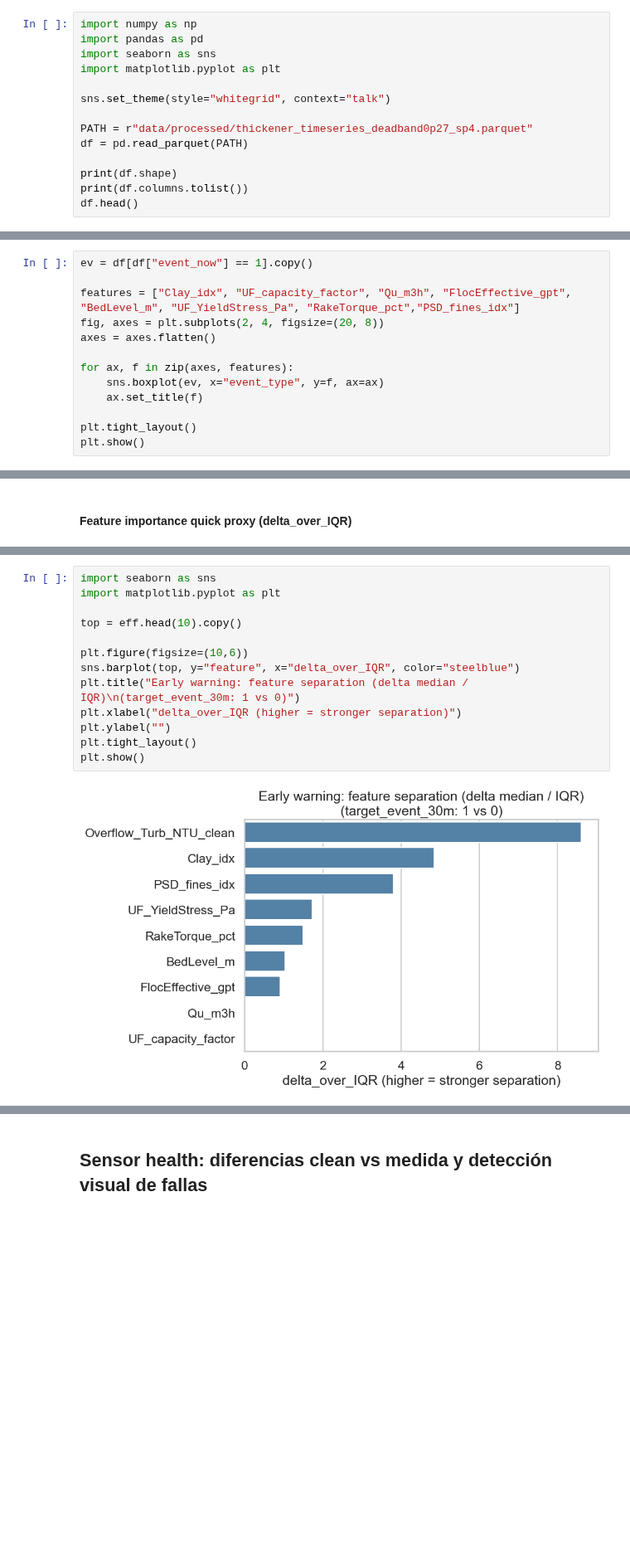
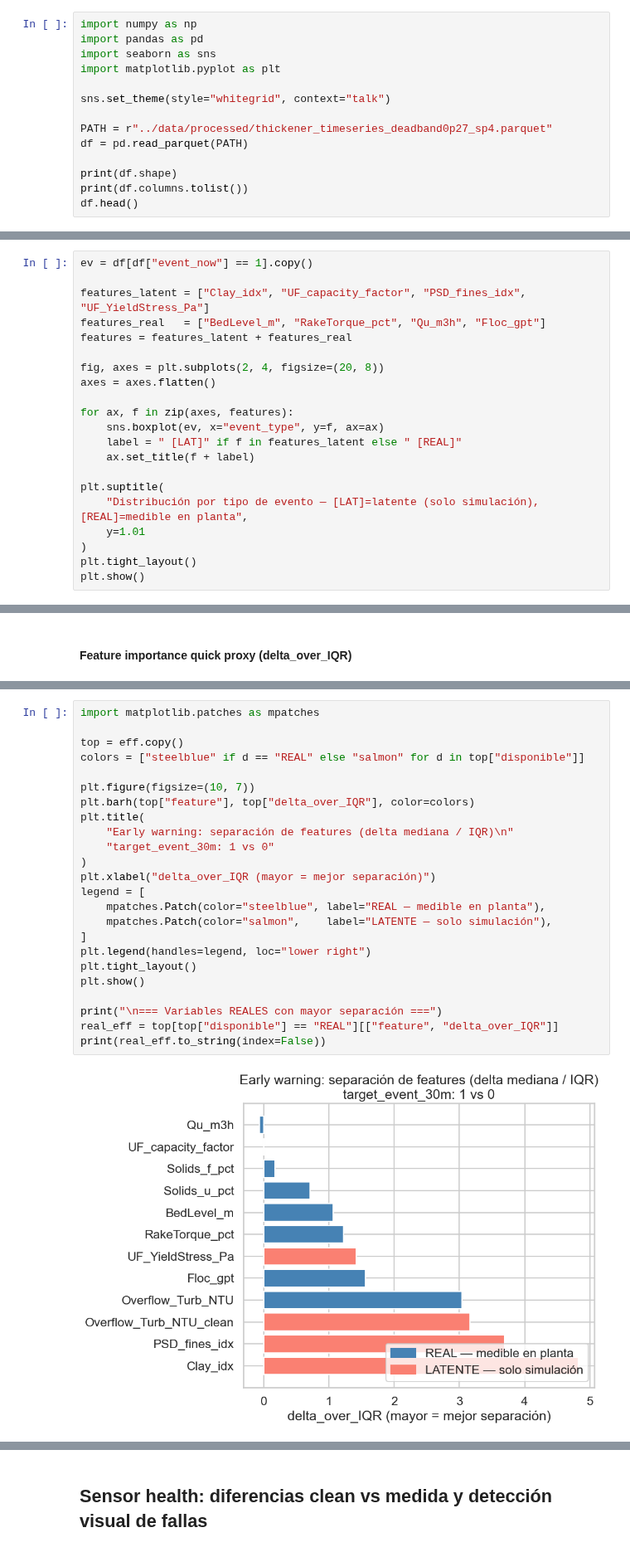
Before and after one commit to MatiasValenzuelaMunoz/Thickener-Water-Recovery-Sentinel-TWS, a Jupyter notebook: notebooks/01_eda.ipynb, the cells around one changed output, grey strips where cells are left out. Shown at 83% size. Cells and saved outputs as stored; diff of their text form; blank space fills up the shorter version.

```diff
--- a/notebooks/01_eda.ipynb
+++ b/notebooks/01_eda.ipynb
@@ -6,7 +6,7 @@ import matplotlib.pyplot as plt
 
 sns.set_theme(style="whitegrid", context="talk")
 
-PATH = r"data/processed/thickener_timeseries_deadband0p27_sp4.parquet"
+PATH = r"../data/processed/thickener_timeseries_deadband0p27_sp4.parquet"
 df = pd.read_parquet(PATH)
 
 print(df.shape)
@@ -211,14 +241,22 @@ Clay/fines: en la distribucion de finos y presencia de arcilla se puede ver que
 # %%
 ev = df[df["event_now"] == 1].copy()
 
-features = ["Clay_idx", "UF_capacity_factor", "Qu_m3h", "FlocEffective_gpt", "BedLevel_m", "UF_YieldStress_Pa", "RakeTorque_pct","PSD_fines_idx"]
+features_latent = ["Clay_idx", "UF_capacity_factor", "PSD_fines_idx", "UF_YieldStress_Pa"]
+features_real   = ["BedLevel_m", "RakeTorque_pct", "Qu_m3h", "Floc_gpt"]
+features = features_latent + features_real
+
 fig, axes = plt.subplots(2, 4, figsize=(20, 8))
 axes = axes.flatten()
 
 for ax, f in zip(axes, features):
     sns.boxplot(ev, x="event_type", y=f, ax=ax)
-    ax.set_title(f)
+    label = " [LAT]" if f in features_latent else " [REAL]"
+    ax.set_title(f + label)
 
+plt.suptitle(
+    "Distribución por tipo de evento — [LAT]=latente (solo simulación), [REAL]=medible en planta",
+    y=1.01
+)
 plt.tight_layout()
 plt.show()
 # %% [output]
@@ -309,15 +364,26 @@ eff.head(10)
 # %%
-import seaborn as sns
-import matplotlib.pyplot as plt
+import matplotlib.patches as mpatches
 
-top = eff.head(10).copy()
+top = eff.copy()
+colors = ["steelblue" if d == "REAL" else "salmon" for d in top["disponible"]]
 
-plt.figure(figsize=(10,6))
-sns.barplot(top, y="feature", x="delta_over_IQR", color="steelblue")
-plt.title("Early warning: feature separation (delta median / IQR)\n(target_event_30m: 1 vs 0)")
-plt.xlabel("delta_over_IQR (higher = stronger separation)")
-plt.ylabel("")
+plt.figure(figsize=(10, 7))
+plt.barh(top["feature"], top["delta_over_IQR"], color=colors)
+plt.title(
+    "Early warning: separación de features (delta mediana / IQR)\n"
+    "target_event_30m: 1 vs 0"
+)
+plt.xlabel("delta_over_IQR (mayor = mejor separación)")
+legend = [
+    mpatches.Patch(color="steelblue", label="REAL — medible en planta"),
+    mpatches.Patch(color="salmon",    label="LATENTE — solo simulación"),
+]
+plt.legend(handles=legend, loc="lower right")
 plt.tight_layout()
 plt.show()
+
+print("\n=== Variables REALES con mayor separación ===")
+real_eff = top[top["disponible"] == "REAL"][["feature", "delta_over_IQR"]]
+print(real_eff.to_string(index=False))
 # %% [output]
-[figure, old version]
+[figure, new version]
```
Also changed, not shown: parts of 24 cells of this notebook, 10 other files.
